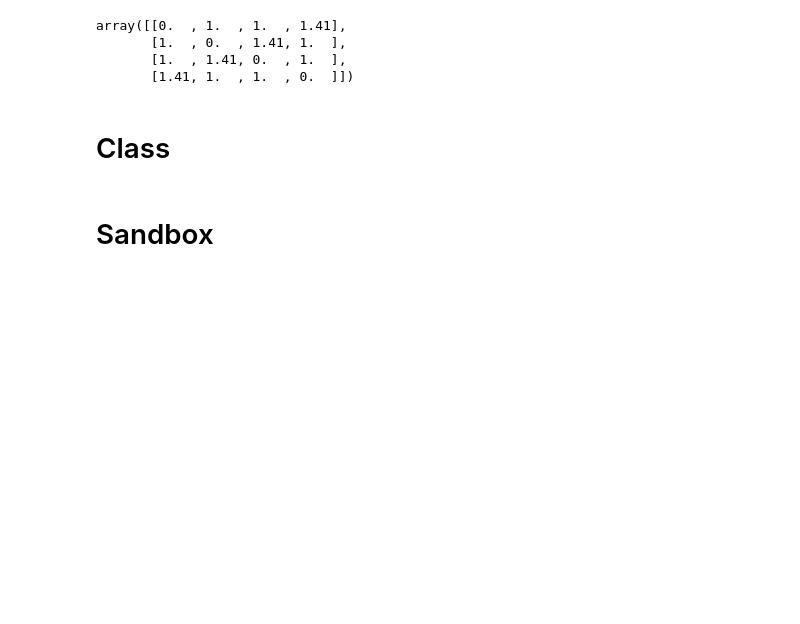
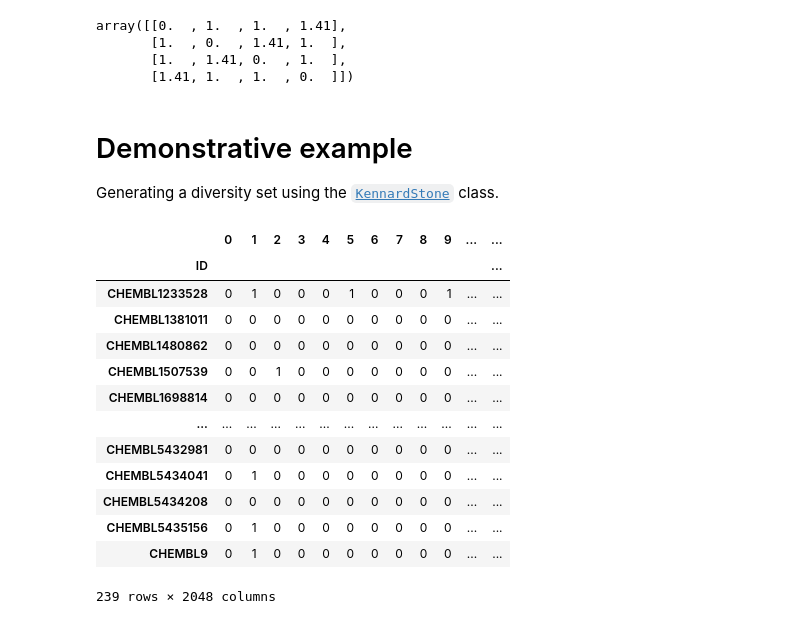
Before and after one commit to HoffOskar/ML_From_Scratch, a Jupyter notebook: Clustering/KennardStone.ipynb, the cells around one changed output. Cells and saved outputs as stored; diff of their text form; code cells hidden in the pictures; blank space fills up the shorter version.

```diff
--- a/Clustering/KennardStone.ipynb
+++ b/Clustering/KennardStone.ipynb
@@ -108,5 +108,3 @@ array([[0.  , 1.  , 1.  , 1.41],
        [1.  , 0.  , 1.41, 1.  ],
        [1.  , 1.41, 0.  , 1.  ],
        [1.41, 1.  , 1.  , 0.  ]])
-# %% [markdown]
-# Class
@@ -195,3 +111,4 @@ class KennardStone:
 # %% [markdown]
-# Sandbox
+# Demonstrative example
+Generating a diversity set using the [`KennardStone`](../utils/chem.py) class.
 # %%
@@ -199,0 +117,19 @@ mask = model.split()
+# %%
+### Split the data
+kennard_stone_subset = model.split(subset_size=0.10)
+kennard_stone_subset
+# %% [output]
+|  | 0 | 1 | 2 | 3 | 4 | 5 | 6 | 7 | 8 | 9 | ... | ... |
+| ID |  |  |  |  |  |  |  |  |  |  |  | ... |
+| CHEMBL1233528 | 0 | 1 | 0 | 0 | 0 | 1 | 0 | 0 | 0 | 1 | ... | ... |
+| CHEMBL1381011 | 0 | 0 | 0 | 0 | 0 | 0 | 0 | 0 | 0 | 0 | ... | ... |
+| CHEMBL1480862 | 0 | 0 | 0 | 0 | 0 | 0 | 0 | 0 | 0 | 0 | ... | ... |
+| CHEMBL1507539 | 0 | 0 | 1 | 0 | 0 | 0 | 0 | 0 | 0 | 0 | ... | ... |
+| CHEMBL1698814 | 0 | 0 | 0 | 0 | 0 | 0 | 0 | 0 | 0 | 0 | ... | ... |
+| ... | ... | ... | ... | ... | ... | ... | ... | ... | ... | ... | ... | ... |
+| CHEMBL5432981 | 0 | 0 | 0 | 0 | 0 | 0 | 0 | 0 | 0 | 0 | ... | ... |
+| CHEMBL5434041 | 0 | 1 | 0 | 0 | 0 | 0 | 0 | 0 | 0 | 0 | ... | ... |
+| CHEMBL5434208 | 0 | 0 | 0 | 0 | 0 | 0 | 0 | 0 | 0 | 0 | ... | ... |
+| CHEMBL5435156 | 0 | 1 | 0 | 0 | 0 | 0 | 0 | 0 | 0 | 0 | ... | ... |
+| CHEMBL9 | 0 | 1 | 0 | 0 | 0 | 0 | 0 | 0 | 0 | 0 | ... | ... |
+239 rows × 2048 columns
```
Also changed, not shown: parts of 6 cells of this notebook, 3 other files.
